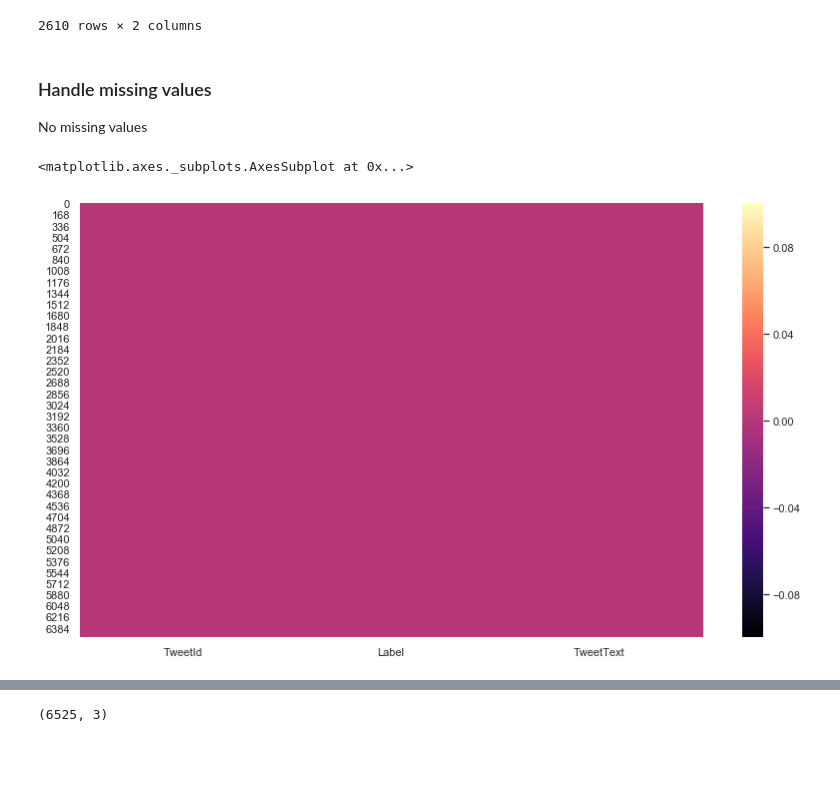
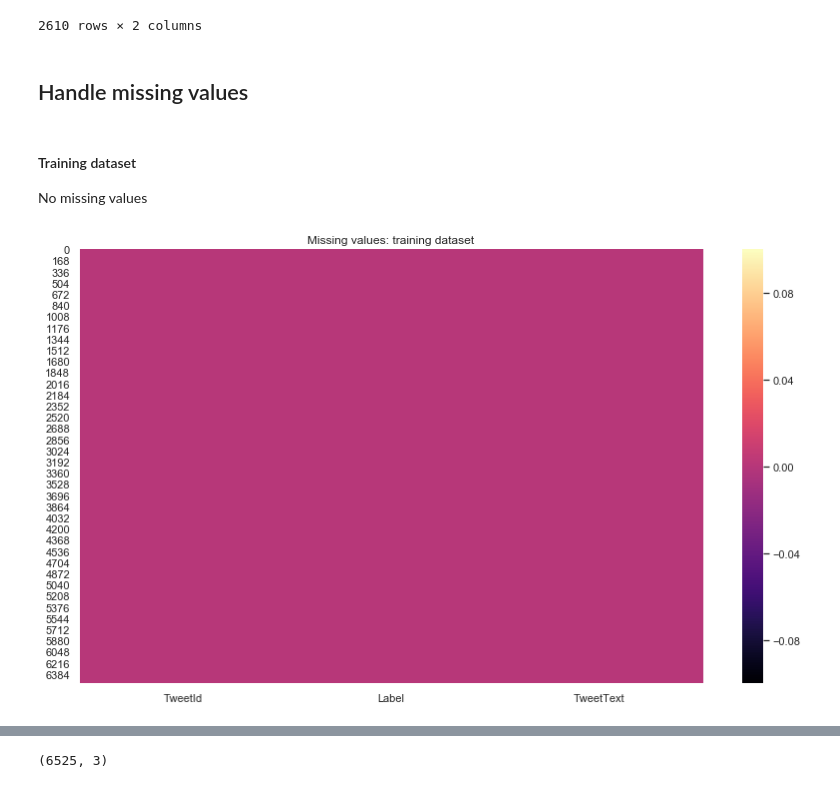
Before and after one commit to EliasBalah/tweets_topic_classification, a Jupyter notebook: main/py.ipynb, the cells around one changed output, grey strips where cells are left out. Saved outputs shown, nothing was run; the diff lists cells and outputs as text; code cells hidden in the pictures; blank space fills up the shorter version.

Commit message:
Updating py.ipynb & correct train and test datasets

```diff
--- a/main/py.ipynb
+++ b/main/py.ipynb
@@ -70,11 +77,12 @@ ORIGINAL_TESTING_DATA
 | 2609 | 306430391928115200 | Here's a picture from our officia... |
 2610 rows × 2 columns
 # %% [markdown]
-### Handle missing values
-No missing values
+## Handle missing values
+# %% [markdown]
+#### Training dataset
+No missing values
 # %%
 missv = ORIGINAL_TRAINING_DATA.isna()
-sns.heatmap(missv, cmap='magma')
+sns.heatmap(missv, cmap='magma');plt.title('Missing values: training dataset');plt.show()
 # %% [output]
-<matplotlib.axes._subplots.AxesSubplot at 0x...>
-[figure, old version]
+[figure, new version]
```
Also changed, not shown: parts of 49 cells of this notebook, 2 other files.
